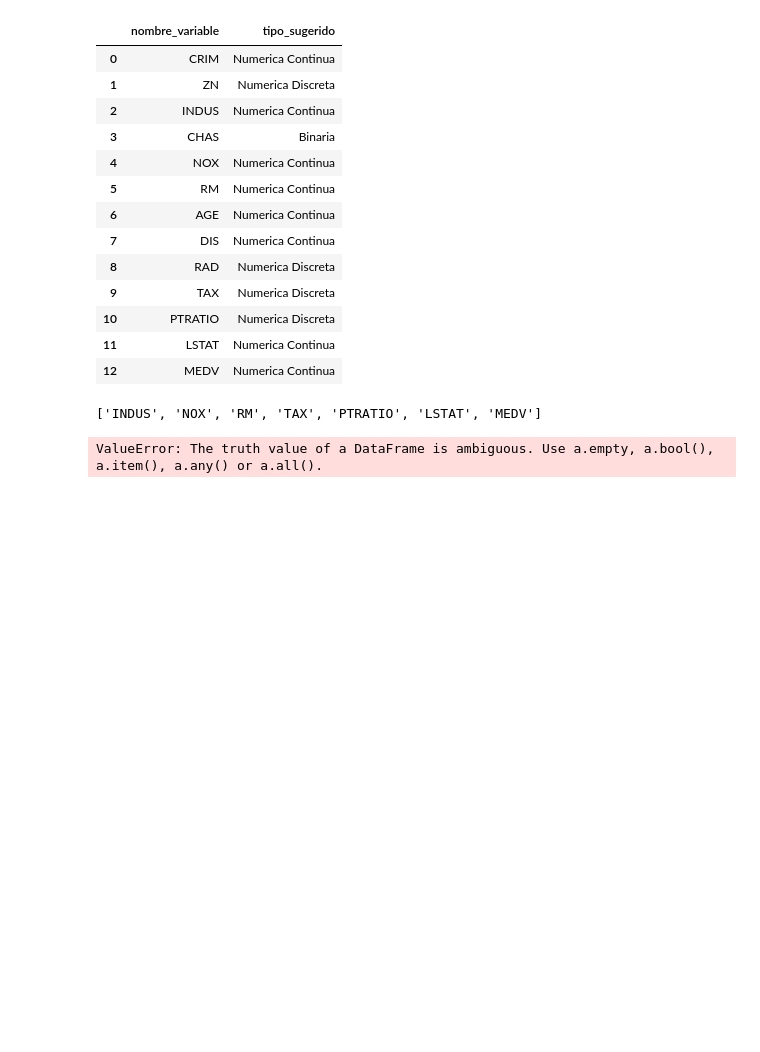
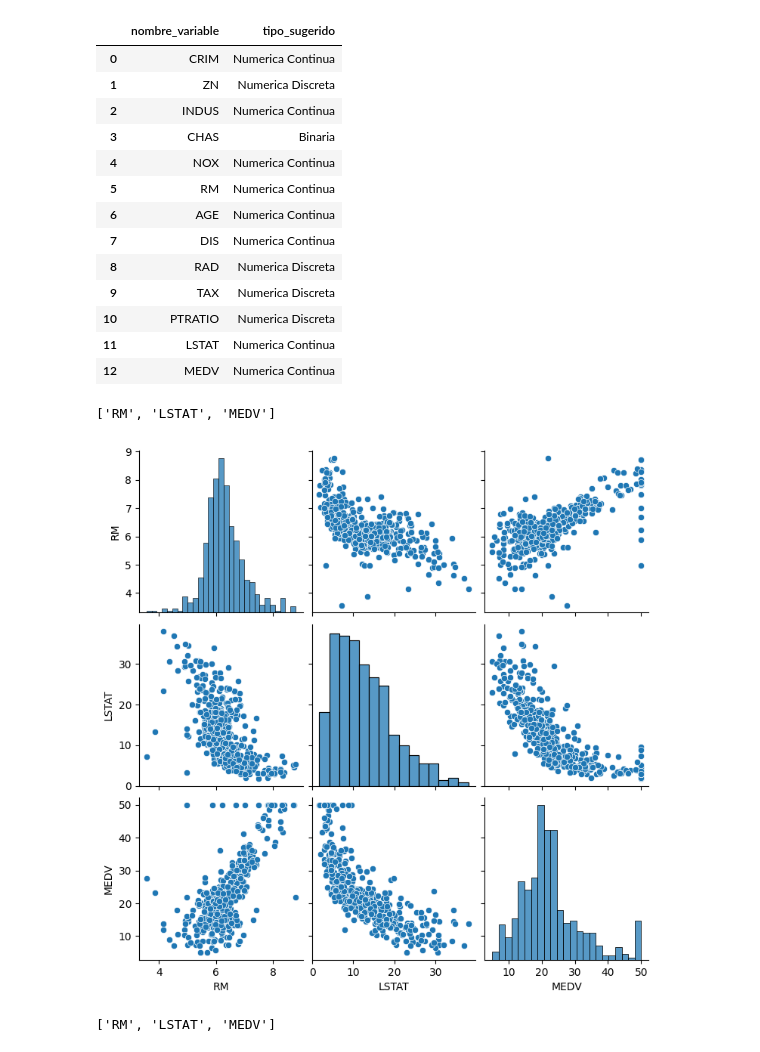
Before and after one commit to Adrinebr/Team_Challenges, a Jupyter notebook: 3_Toolbox/Notebook_Toolbox.ipynb, the cells around one changed output. Drawn from its saved outputs; the diff is of its cells as text; code cells hidden in the pictures; blank space fills up the shorter version.

```diff
--- a/3_Toolbox/Notebook_Toolbox.ipynb
+++ b/3_Toolbox/Notebook_Toolbox.ipynb
@@ -71,10 +71,11 @@ toolbox.tipifica_variables(df, 5,15)
 | 11 | LSTAT | Numerica Continua |
 | 12 | MEDV | Numerica Continua |
 # %%
-toolbox.get_features_num_regression(df, "MEDV", 0.4, 0.05)
+toolbox.get_features_num_regression(df, "MEDV", 0.6, 0.05)
 # %% [output]
-['INDUS', 'NOX', 'RM', 'TAX', 'PTRATIO', 'LSTAT', 'MEDV']
+['RM', 'LSTAT', 'MEDV']
 # %%
-toolbox.plot_features_num_regression(df, 'MEDV', ['INDUS', 'NOX', 'RM', 'TAX', 'PTRATIO', 'LSTAT', 'MEDV'], 0.05)
+toolbox.plot_features_num_regression(df, 'MEDV',['RM', 'LSTAT', 'MEDV'], 0.6, 0.05)
 # %% [output]
+[figure, added]
-ValueError: The truth value of a DataFrame is ambiguous. Use a.empty, a.bool(), a.item(), a.any() or a.all().
+['RM', 'LSTAT', 'MEDV']
```
Also changed, not shown: parts of 2 cells of this notebook, 1 other file.
